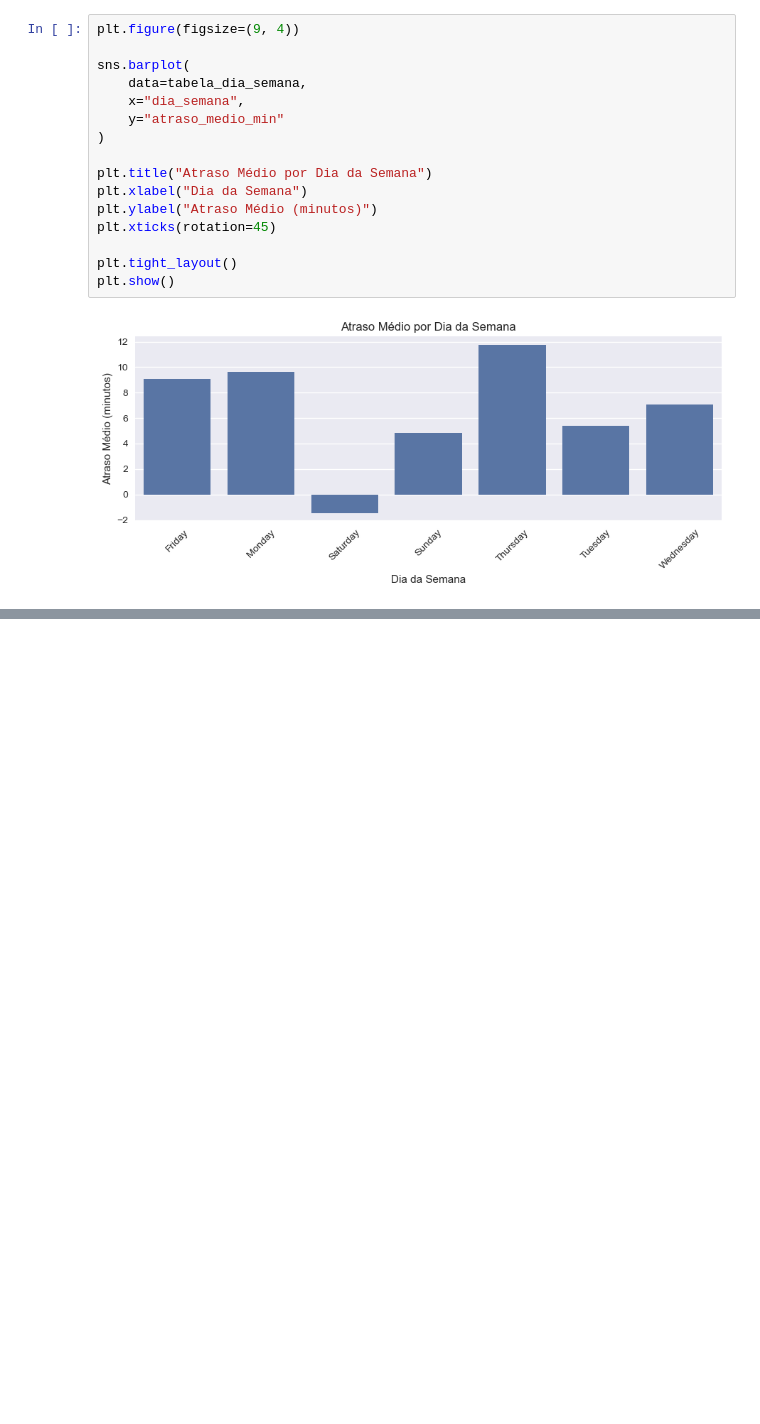
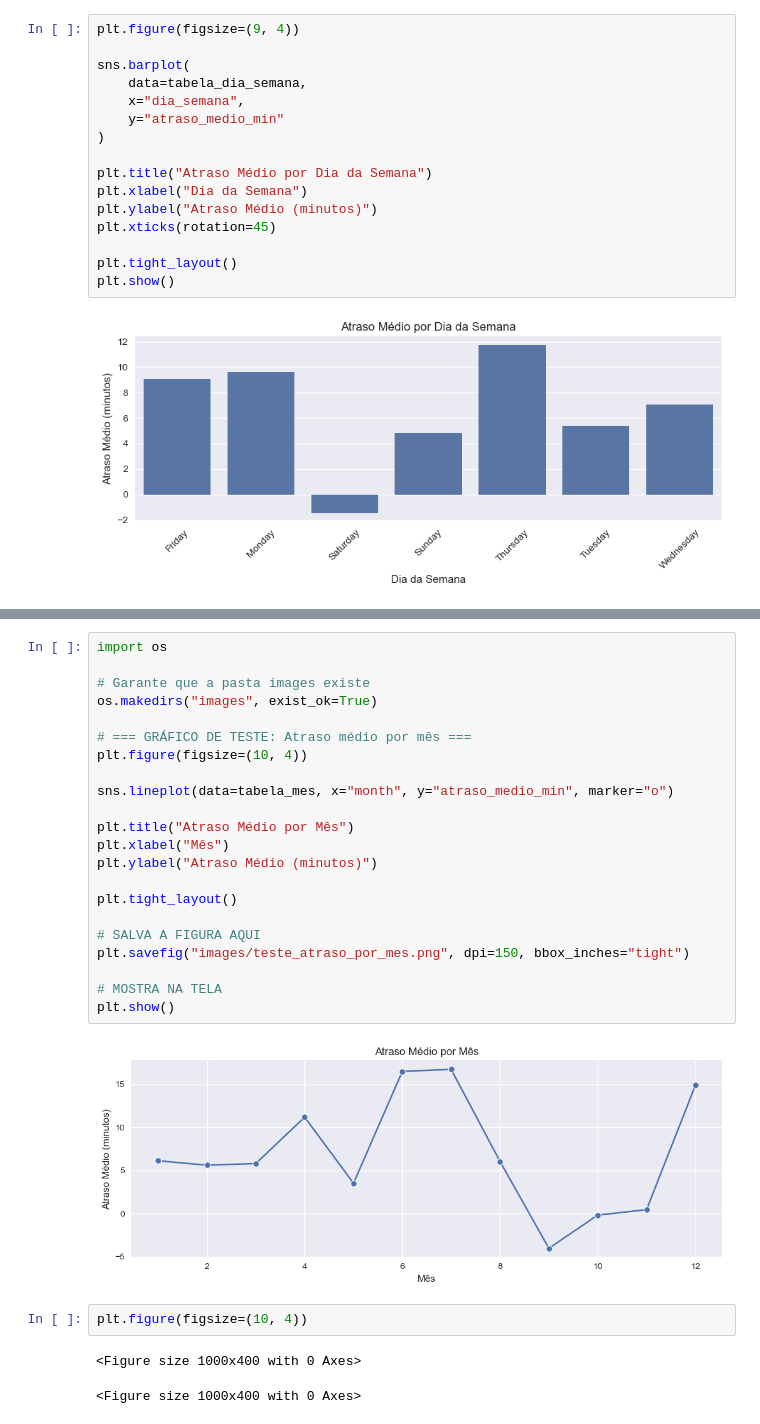
Before and after one commit to DouglasSouza89/analise-atrasos-voos, a Jupyter notebook: analise_atrasos_voos.ipynb, the cells around one changed output, grey strips where cells are left out. Cells and saved outputs as stored; diff of their text form; blank space fills up the shorter version.

```diff
--- a/analise_atrasos_voos.ipynb
+++ b/analise_atrasos_voos.ipynb
@@ -337,0 +350,29 @@ plt.show()
+# %%
+import os
+
+# Garante que a pasta images existe
+os.makedirs("images", exist_ok=True)
+
+# === GRÁFICO DE TESTE: Atraso médio por mês ===
+plt.figure(figsize=(10, 4))
+
+sns.lineplot(data=tabela_mes, x="month", y="atraso_medio_min", marker="o")
+
+plt.title("Atraso Médio por Mês")
+plt.xlabel("Mês")
+plt.ylabel("Atraso Médio (minutos)")
+
+plt.tight_layout()
+
+# SALVA A FIGURA AQUI
+plt.savefig("images/teste_atraso_por_mes.png", dpi=150, bbox_inches="tight")
+
+# MOSTRA NA TELA
+plt.show()
+# %% [output]
+[figure, added]
+# %%
+plt.figure(figsize=(10, 4))
+# %% [output]
+<Figure size 1000x400 with 0 Axes>
+<Figure size 1000x400 with 0 Axes>
```
Also changed, not shown: parts of 15 cells of this notebook, 4 other files.
